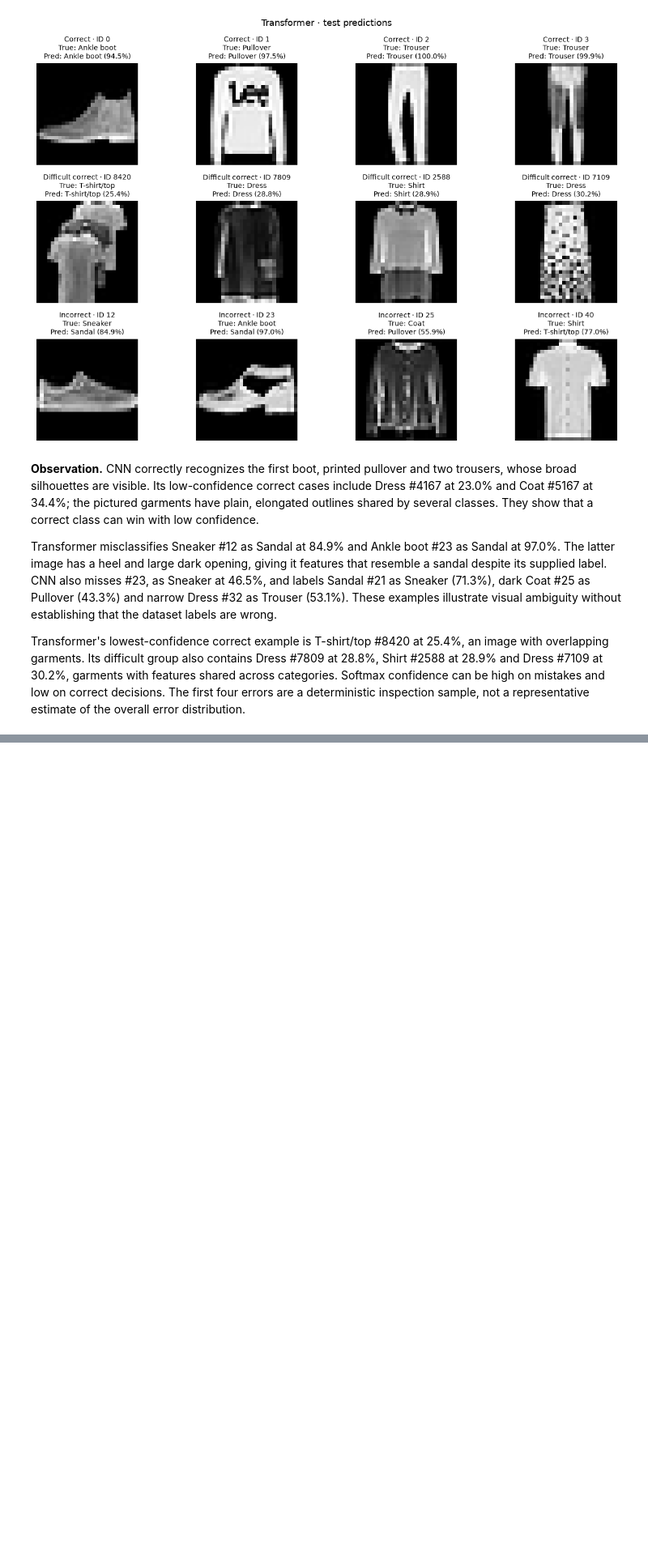
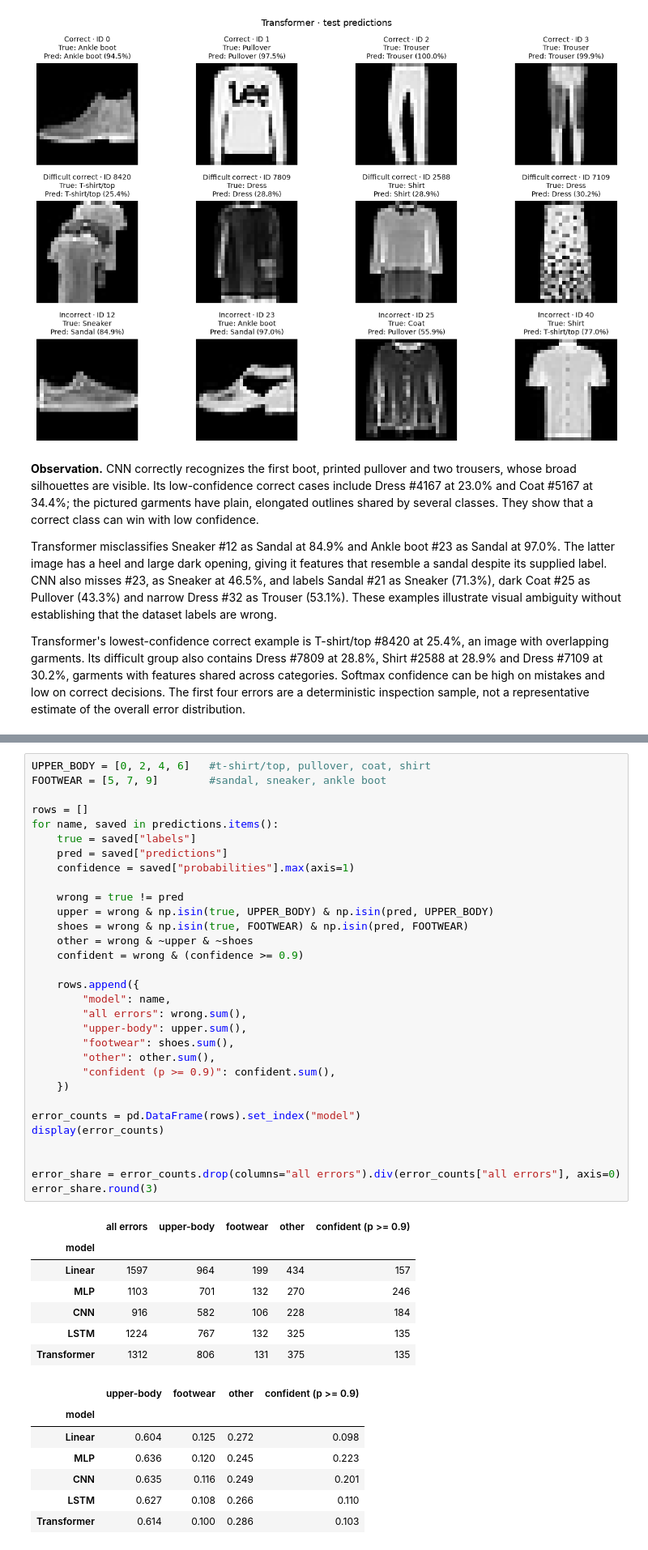
Before and after one commit to quin210/dl-co3133, a Jupyter notebook: Assignment1/02_results.ipynb, the cells around one changed output, grey strips where cells are left out. Shown at 81% size. Cells and saved outputs as stored; diff of their text form; blank space fills up the shorter version.

```diff
--- a/Assignment1/02_results.ipynb
+++ b/Assignment1/02_results.ipynb
@@ -507,0 +512,46 @@ Transformer's lowest-confidence correct example is T-shirt/top #8420 at 25.4%, a
+# %%
+UPPER_BODY = [0, 2, 4, 6]   #t-shirt/top, pullover, coat, shirt
+FOOTWEAR = [5, 7, 9]        #sandal, sneaker, ankle boot
+
+rows = []
+for name, saved in predictions.items():
+    true = saved["labels"]
+    pred = saved["predictions"]
+    confidence = saved["probabilities"].max(axis=1)
+
+    wrong = true != pred
+    upper = wrong & np.isin(true, UPPER_BODY) & np.isin(pred, UPPER_BODY)
+    shoes = wrong & np.isin(true, FOOTWEAR) & np.isin(pred, FOOTWEAR)
+    other = wrong & ~upper & ~shoes
+    confident = wrong & (confidence >= 0.9)
+
+    rows.append({
+        "model": name,
+        "all errors": wrong.sum(),
+        "upper-body": upper.sum(),
+        "footwear": shoes.sum(),
+        "other": other.sum(),
+        "confident (p >= 0.9)": confident.sum(),
+    })
+
+error_counts = pd.DataFrame(rows).set_index("model")
+display(error_counts)
+
+
+error_share = error_counts.drop(columns="all errors").div(error_counts["all errors"], axis=0)
+error_share.round(3)
+# %% [output]
+|  | all errors | upper-body | footwear | other | confident (p >= 0.9) |
+| model |  |  |  |  |  |
+| Linear | 1597 | 964 | 199 | 434 | 157 |
+| MLP | 1103 | 701 | 132 | 270 | 246 |
+| CNN | 916 | 582 | 106 | 228 | 184 |
+| LSTM | 1224 | 767 | 132 | 325 | 135 |
+| Transformer | 1312 | 806 | 131 | 375 | 135 |
+|  | upper-body | footwear | other | confident (p >= 0.9) |
+| model |  |  |  |  |
+| Linear | 0.604 | 0.125 | 0.272 | 0.098 |
+| MLP | 0.636 | 0.120 | 0.245 | 0.223 |
+| CNN | 0.635 | 0.116 | 0.249 | 0.201 |
+| LSTM | 0.627 | 0.108 | 0.266 | 0.110 |
+| Transformer | 0.614 | 0.100 | 0.286 | 0.103 |
```
Also changed, not shown: parts of 4 cells of this notebook.
